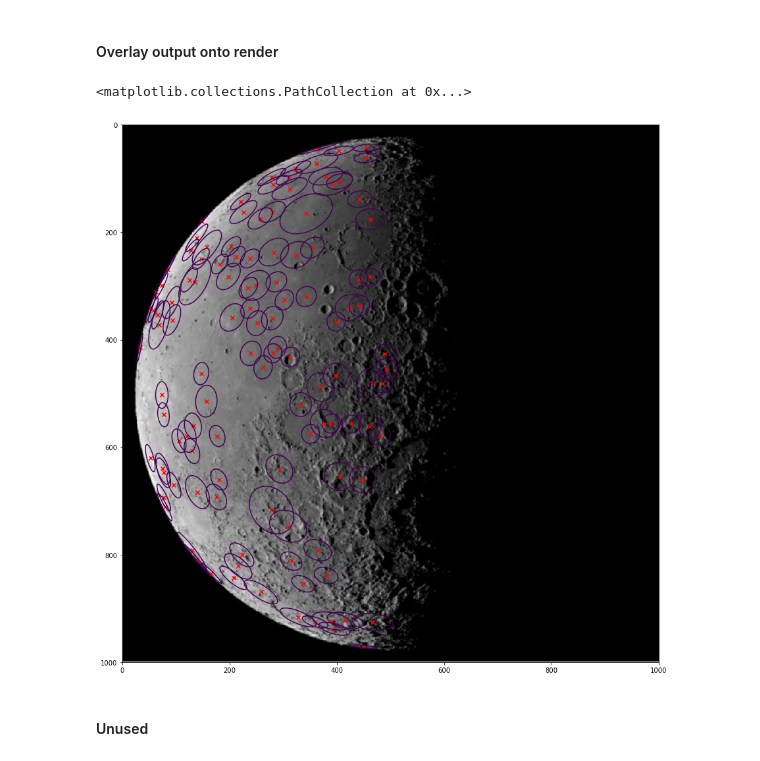
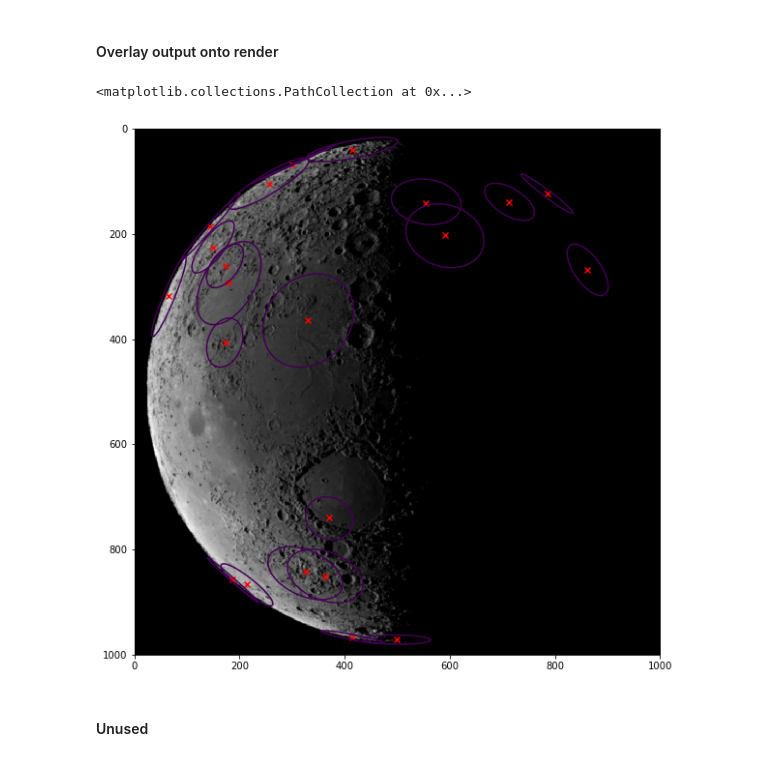
Before and after one commit to wdoppenberg/crater-detection, a Jupyter notebook: notebooks/projection.ipynb, the cells around one changed output. Saved outputs shown, nothing was run; the diff lists cells and outputs as text; code cells hidden in the pictures.

Commit message:
Introduced ENU coordinate system to generate local 2D coordinates for crater triads

```diff
--- a/notebooks/projection.ipynb
+++ b/notebooks/projection.ipynb
@@ -167,0 +141,27 @@ ax.imshow(im, aspect='equal', interpolation='none', cmap='gray')
+# %%
+### ROTATE CAMERA
+k = np.array([0., 0., 1.])[:, None]
+pos_cam = np.array([0, dist, 0])
+
+Z_cam = -pos_cam / LA.norm(pos_cam)
+
+X_cam = np.cross(k, Z_cam, axis=0)
+X_cam /= LA.norm(X_cam, ord=2)
+
+Y_cam = np.cross(Z_cam, X_cam, axis=0)
+Y_cam /= LA.norm(Y_cam, ord=2)
+
+T_CM = np.concatenate((X_cam, Y_cam, Z_cam[:, None]), axis=-1)
+T_MC = LA.inv(T_CM)
+
+s.setObjectPosition('camera', pos_cam)
+s.setObjectAttitude('camera', MatToQuat(T_MC))
+s.setObjectPosition('sun', tuple(SUN_POS_REL_MOON))
+s.setObjectPosition('moon', MOON_POS)
+
+# s.setObjectAttitude('moon', R.from_euler('x', 240, degrees=True).as_quat())
+
+s.render()
+im = s.getImageGray32F()
+fig, ax = plt.subplots(figsize=(10, 10))
+ax.imshow(im, aspect='equal', interpolation='none', cmap='gray')
@@ -186,7 +189,7 @@ $\rho_i \begin{bmatrix}
 # The following extracts all craters with the given parameters and returns their lat, long, psi (angle) in radians, and
 # major and minor axis in km.
 lat, long, major, minor, psi, crater_id = extract_robbins_dataset(
-    load_craters("../data/lunar_crater_database_robbins_2018.csv", diamlims=[90, 150], latlims=[-90, 0])
+    load_craters("../data/lunar_crater_database_robbins_2018.csv", diamlims=[200, 350])
 )
 
 p_Mi = R_moon*np.array([
@@ -273,8 +276,10 @@ the ellipse in the local crater plane $\mathbf{C}_i$ can be transformed to the i
 
 $ \mathbf{A_i} \propto \mathbf{H}_{C_i}^{-T} \mathbf{C}_i \mathbf{H}_{C_i} $
 # %%
-r_C = (Xcam @ T_MC)[:, None]/1e3
-P_MC = K @ np.concatenate((T_MC, -r_C), axis=1)
+r_M = pos_cam[:, None]/1e3
+r_C = T_MC @ r_M
+# P_MC = K @ np.concatenate((T_MC, -r_C), axis=1)
+P_MC = K @ T_MC @ np.concatenate((np.identity(3), r_M), axis=1)
 H_Ci = P_MC @ np.concatenate((H_Mi, np.tile(k.T[None, ...], (len(H_Mi), 1, 1))), axis=1)
 
 C_i = crater_representation(0, 0, major, minor, psi)
@@ -284,30 +289,30 @@ A_i = (LA.inv(H_Ci.transpose(0, 2, 1)) @ C_i) @ LA.inv(H_Ci)
 # %%
 def ellipse_from_matrix(x, y, matrix):
     A_ = matrix[0, 0]
     C_ = matrix[1, 1]
     G_ = matrix[2, 2]
     B_ = 2*matrix[1, 0]
     D_ = 2*matrix[2, 0]
     F_ = 2*matrix[2, 1]
     return A_*(x**2) + B_*x*y + C_*(y**2) + D_*x + F_*y + G_
-x_plot = np.linspace(0, 1000, 500)
-y_plot = np.linspace(0, 1000, 500)
+x_plot = np.linspace(0, N[0], 500)
+y_plot = np.linspace(0, N[1], 500)
 x_plot, y_plot = np.meshgrid(x_plot, y_plot)
 
 crater_centers = (H_Ci @ np.array([0, 0, 1]) / (H_Ci @ np.array([0, 0, 1]))[:, -1][:, None])[:, :2]
-
-fig, ax = plt.subplots(figsize=(15,15), subplot_kw={'aspect': 'equal'})
+# c = xy_homogeneous.transpose(0, 2, 1) @ A_i[:, None, ...] @ xy_homogeneous
+fig, ax = plt.subplots(figsize=(10, 10), subplot_kw={'aspect': 'equal'})
 # Set axes according to camera pixel space convention
 ax.set_xlim(0, 1000)
 ax.set_ylim(1000, 0)
 ax.imshow(im, aspect='equal', interpolation='none', cmap='gray')
 
 for A_ii in A_i:
     ax.contour(x_plot, y_plot, ellipse_from_matrix(x_plot, y_plot, A_ii), [0])
 ax.scatter(*crater_centers.T, c='r', marker='x')
 # %% [output]
 <matplotlib.collections.PathCollection at 0x...>
-[figure, old version]
+[figure, new version]
 # %% [markdown]
 #### Unused
 # %%
```
Also changed, not shown: parts of 5 cells of this notebook, 9 other files.
